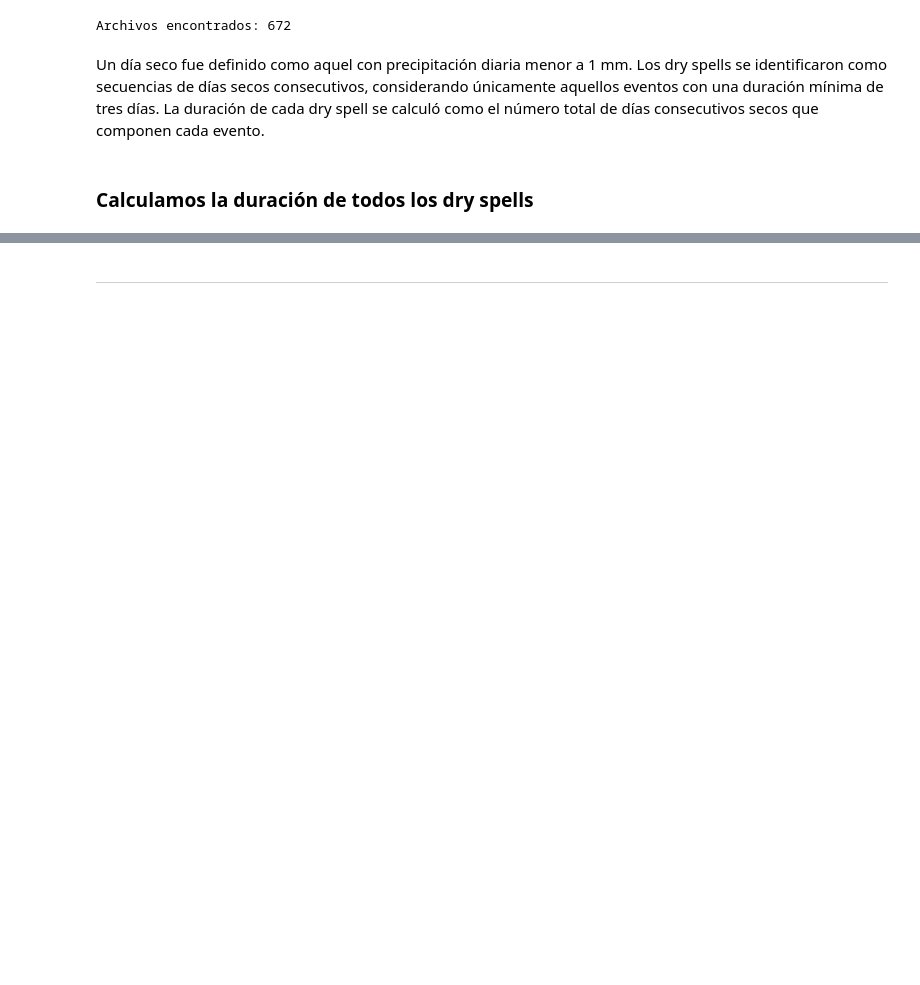
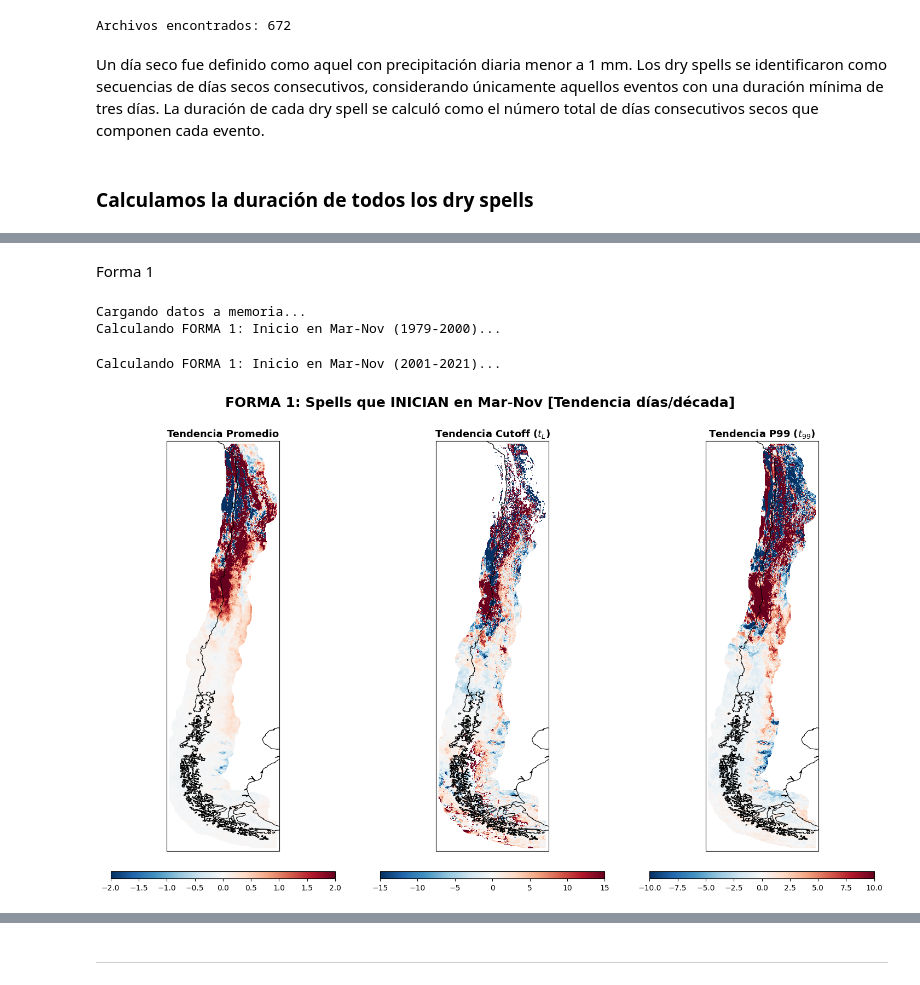
Before and after one commit to PabloGomez-97/TESIS, a Jupyter notebook: CR2MET-DATA.ipynb, the cells around one changed output, grey strips where cells are left out. Drawn from its saved outputs; the diff is of its cells as text; code cells hidden in the pictures; blank space fills up the shorter version.

```diff
--- a/CR2MET-DATA.ipynb
+++ b/CR2MET-DATA.ipynb
@@ -329,0 +413,59 @@ Con este gráfico, podemos explicar por qué en el los gráficos anteriores vimo
+# %% [markdown]
+Forma 1
+# %%
+# Asegurarnos de tener los datos en memoria
+print("Cargando datos a memoria...")
+p1 = ds["pr"].sel(time=slice("1979-01-01", "2000-12-31")).compute()
+p2 = ds["pr"].sel(time=slice("2001-01-01", "2021-12-31")).compute()
+
+# Extraer el mes para cada periodo
+m_p1 = p1['time'].dt.month.values
+m_p2 = p2['time'].dt.month.values
+
+# Crear wrappers para pasarle el filtro deseado
+def wrapper_start(pr, mo):
+    return calc_metrics_seasonal(pr, mo, filter_type='start')
+
+print("Calculando FORMA 1: Inicio en Mar-Nov (1979-2000)...")
+res1_start = xr.apply_ufunc(
+    wrapper_start, p1, m_p1,
+    input_core_dims=[['time'], ['time']],
+    output_core_dims=[['metric']],
+    vectorize=True, dask="forbidden"
+).assign_coords(metric=['mean', 'tL', 't99'])
+
+print("Calculando FORMA 1: Inicio en Mar-Nov (2001-2021)...")
+res2_start = xr.apply_ufunc(
+    wrapper_start, p2, m_p2,
+    input_core_dims=[['time'], ['time']],
+    output_core_dims=[['metric']],
+    vectorize=True, dask="forbidden"
+).assign_coords(metric=['mean', 'tL', 't99'])
+
+# Tendencias
+trends_start = (res2_start - res1_start) / 2.1
+
+# Graficar
+fig, axes = plt.subplots(1, 3, figsize=(18, 12), subplot_kw={'projection': ccrs.PlateCarree()})
+metrics_keys = ['mean', 'tL', 't99']
+titles = ['Tendencia Promedio', 'Tendencia Cutoff ($t_L$)', 'Tendencia P99 ($t_{99}$)']
+
+# Puedes ajustar los vmin/vmax según los nuevos resultados
+vmins = [-2, -15, -10]
+vmaxs = [ 2,  15,  10]
+
+for i, ax in enumerate(axes):
+    data = trends_start.sel(metric=metrics_keys[i])
+    im = data.plot(ax=ax, cmap='RdBu_r', vmin=vmins[i], vmax=vmaxs[i],
+                   add_colorbar=False, transform=ccrs.PlateCarree())
+    ax.coastlines(linewidth=0.8)
+    ax.set_title(f"{titles[i]}", fontweight='bold', fontsize=13)
+    cb = plt.colorbar(im, ax=ax, orientation='horizontal', pad=0.04, aspect=30)
+
+plt.suptitle("FORMA 1: Spells que INICIAN en Mar-Nov [Tendencia días/década]", fontsize=18, y=0.95, fontweight='bold')
+plt.show()
+# %% [output]
+Cargando datos a memoria...
+Calculando FORMA 1: Inicio en Mar-Nov (1979-2000)...
+Calculando FORMA 1: Inicio en Mar-Nov (2001-2021)...
+[figure, added]
```
Also changed, not shown: parts of 27 cells of this notebook.
